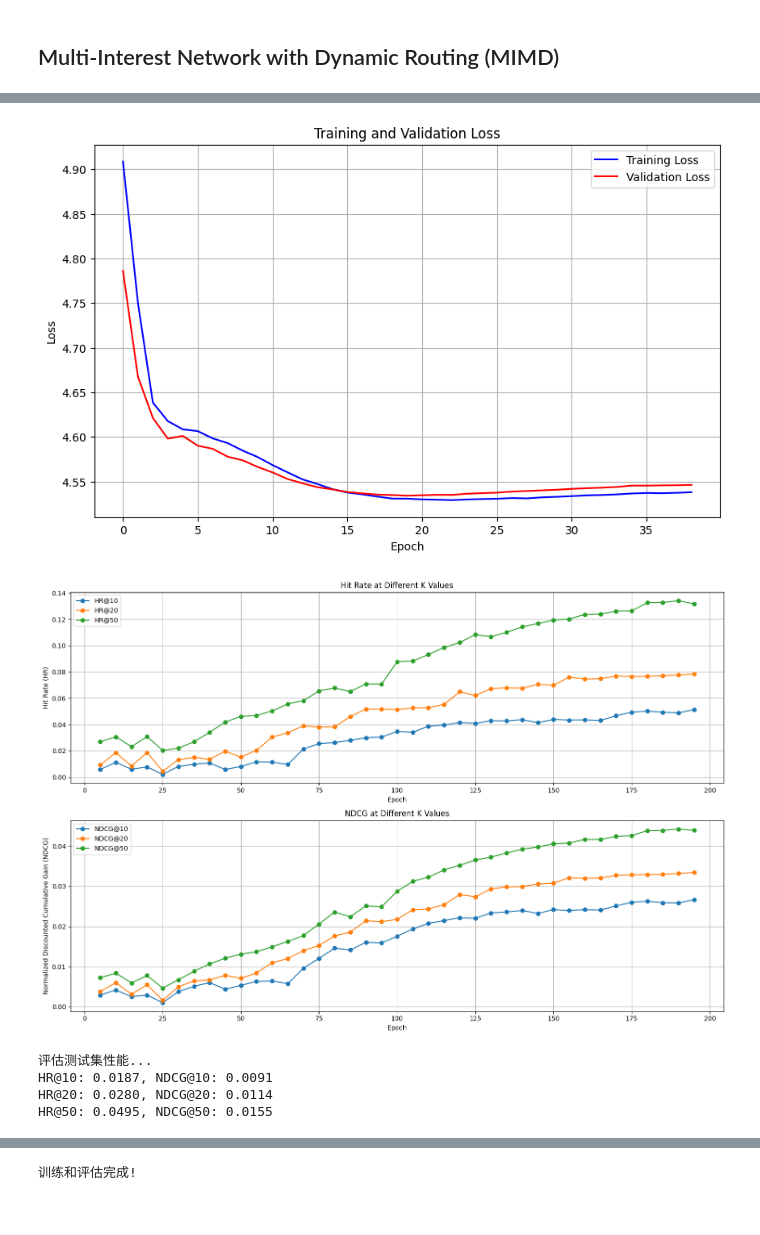
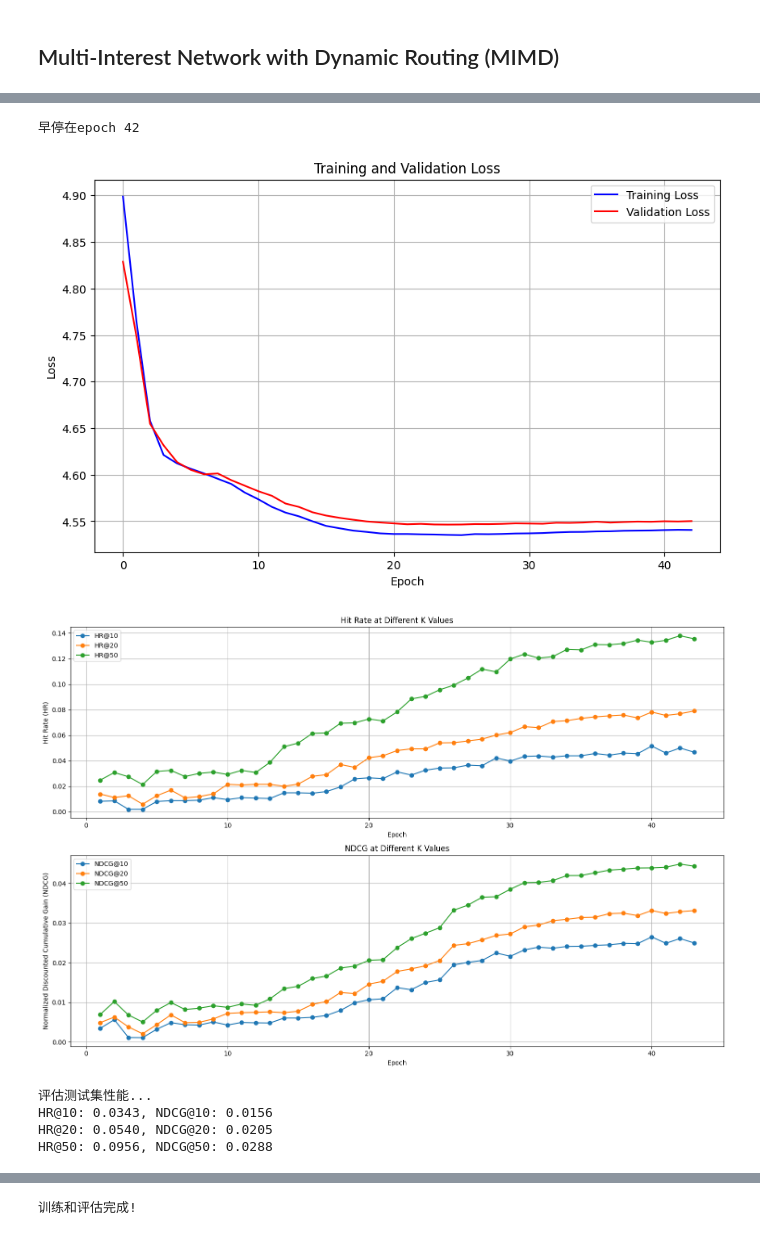
Before and after one commit to Shengxiang-Lin/RecSys--deep-learning-recommendation-system, a Jupyter notebook: MIND.ipynb, the cells around one changed output, grey strips where cells are left out. Cells and saved outputs as stored; diff of their text form; code cells hidden in the pictures.

```diff
--- a/MIND.ipynb
+++ b/MIND.ipynb
@@ -312,8 +312,8 @@ def download_and_preprocess_movielens():
     val_data = user_sequences[['hist', 'test_target', 'hist_len']].copy()
     val_data.rename(columns={'test_target': 'target'}, inplace=True)
     # 创建测试集：使用整个序列的最后一部分作为目标
-    test_data = user_sequences[['movie_list', 'test_target', 'hist_len']].copy()
-    test_data.rename(columns={'movie_list': 'hist', 'test_target': 'target'}, inplace=True)
+    test_data = user_sequences[['hist', 'test_target', 'hist_len']].copy()
+    test_data.rename(columns={'test_target': 'target'}, inplace=True)
     # 获取物品数量
     num_items = ratings['movie_id'].max() + 1  # +1 因为ID从1开始
     # 填充序列到固定长度
@@ -352,7 +352,7 @@ def train_model(model, train_loader, val_loader, optimizer, scheduler, device, e
     patience = 20
     counter = 0
     best_metrics = None
-    for epoch in range(epochs):
+    for epoch in tqdm(range(epochs)):
         # 训练阶段
         model.train()
         total_train_loss = 0
@@ -388,7 +388,7 @@ def train_model(model, train_loader, val_loader, optimizer, scheduler, device, e
         # 更新学习率
         scheduler.step(avg_val_loss)
         # 每10个epoch评估一次模型
-        metrics = evaluate_model(model, val_loader, device)
+        metrics = evaluate_model(model, val_loader, device, flag_print=False)
         for key, value in metrics.items():
             metrics_history[key].append(value)
         # 保存最佳指标
@@ -409,33 +409,31 @@ def train_model(model, train_loader, val_loader, optimizer, scheduler, device, e
     return train_losses, val_losses, metrics_history, best_metrics
 
 # 评估函数
-def evaluate_model(model, data_loader, device, top_k_list=[10, 20, 50]):
+def evaluate_model(model, data_loader, device, top_k_list=[10, 20, 50], flag_print=True):
     model.eval()
     metrics = {f'HR@{k}': [] for k in top_k_list}
     metrics.update({f'NDCG@{k}': [] for k in top_k_list})
-
     with torch.no_grad():
-        #for batch in tqdm(data_loader, desc='Evaluating'):
         for batch in data_loader:
             user_hist = batch['user_hist'].to(device)
             target_item = batch['target_item'].to(device)
             hist_len = batch['hist_len'].to(device)
-            multi_interests = model(user_hist, None, hist_len)
+            # 统一使用用户最终表示进行评估
+            user_embedding, _ = model(user_hist, target_item, hist_len)
             all_item_emb = model.item_embedding.weight
-            # 计算相似度
-            similarities = torch.bmm(multi_interests, all_item_emb.transpose(0, 1).unsqueeze(0).expand(multi_interests.size(0), -1, -1))
-            max_similarities, _ = torch.max(similarities, dim=1)
-            # 排除历史行为中的物品
+            # 计算分数
+            scores = torch.matmul(user_embedding, all_item_emb.t())
+            # 排除历史物品
             for i in range(user_hist.size(0)):
-                hist_items = user_hist[i][:hist_len[i]]
-                max_similarities[i, hist_items] = -float('inf')
+                hist_items = torch.unique(user_hist[i][:hist_len[i]])
+                scores[i, hist_items] = -10e8  # 设置为极小值
             # 计算指标
             for k in top_k_list:
-                _, top_indices = torch.topk(max_similarities, k=k, dim=1)
+                _, top_indices = torch.topk(scores, k, dim=1)
                 for i in range(user_hist.size(0)):
                     if target_item[i] in top_indices[i]:
                         metrics[f'HR@{k}'].append(1)
-                        rank = (top_indices[i] == target_item[i]).nonzero(as_tuple=True)[0][0].item() + 1
+                        rank = (top_indices[i] == target_item[i]).nonzero().item() + 1
                         metrics[f'NDCG@{k}'].append(1 / math.log2(rank + 1))
                     else:
                         metrics[f'HR@{k}'].append(0)
@@ -443,12 +441,15 @@ def evaluate_model(model, data_loader, device, top_k_list=[10, 20, 50]):
     # 计算平均指标
     avg_metrics = {}
     for k in top_k_list:
-        hr = np.mean(metrics[f'HR@{k}'])
-        ndcg = np.mean(metrics[f'NDCG@{k}'])
-        avg_metrics[f'HR@{k}'] = hr
-        avg_metrics[f'NDCG@{k}'] = ndcg
-        print(f'HR@{k}: {hr:.4f}, NDCG@{k}: {ndcg:.4f}')
-
+        avg_metrics[f'HR@{k}'] = torch.tensor(metrics[f'HR@{k}']).float().mean().item()
+        avg_metrics[f'NDCG@{k}'] = torch.tensor(metrics[f'NDCG@{k}']).float().mean().item()
+    if flag_print:
+        for k in top_k_list:
+            hr = np.mean(metrics[f'HR@{k}'])
+            ndcg = np.mean(metrics[f'NDCG@{k}'])
+            #avg_metrics[f'HR@{k}'] = hr
+            #avg_metrics[f'NDCG@{k}'] = ndcg
+            print(f'HR@{k}: {hr:.4f}, NDCG@{k}: {ndcg:.4f}')
     return avg_metrics
 
 # 绘制损失曲线
@@ -466,7 +467,7 @@ def plot_losses(train_losses, val_losses, save_path='loss_curve.png'):
 
 # 绘制指标曲线
 def plot_metrics(metrics_history, epochs, save_path='metrics_curve.png'):
-    eval_epochs = [5 * (i+1) for i in range(len(metrics_history['HR@10']))]
+    eval_epochs = [(i+1) for i in range(len(metrics_history['HR@10']))]
     plt.figure(figsize=(15, 10))
     # 绘制HR指标对比
     plt.subplot(2, 1, 1)
@@ -591,6 +583,7 @@ HR@50: 0.1317, NDCG@50: 0.0439
+早停在epoch 42
-[figure, old version]
+[figure, new version]
-[figure, old version]
+[figure, new version]
-评估测试集性能...
-HR@10: 0.0187, NDCG@10: 0.0091
-HR@20: 0.0280, NDCG@20: 0.0114
-HR@50: 0.0495, NDCG@50: 0.0155
+评估测试集性能...
+HR@10: 0.0343, NDCG@10: 0.0156
+HR@20: 0.0540, NDCG@20: 0.0205
+HR@50: 0.0956, NDCG@50: 0.0288
@@ -598 +591 @@ HR@50: 0.0495, NDCG@50: 0.0155
-训练和评估完成!
+训练和评估完成!
```
Also changed, not shown: parts of 1 cell of this notebook.
